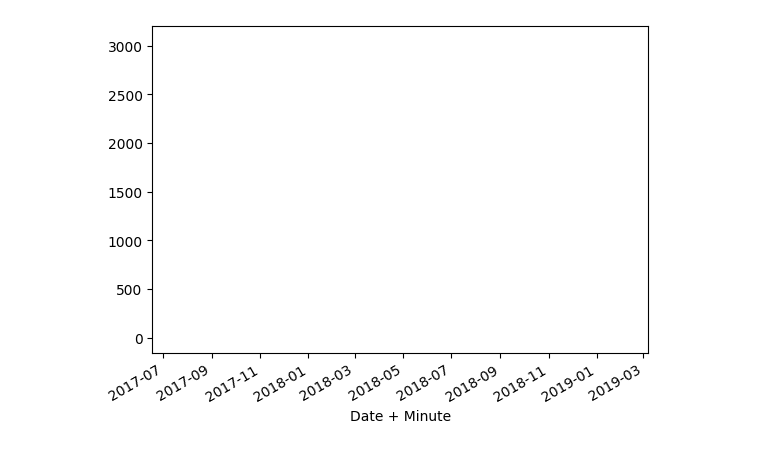
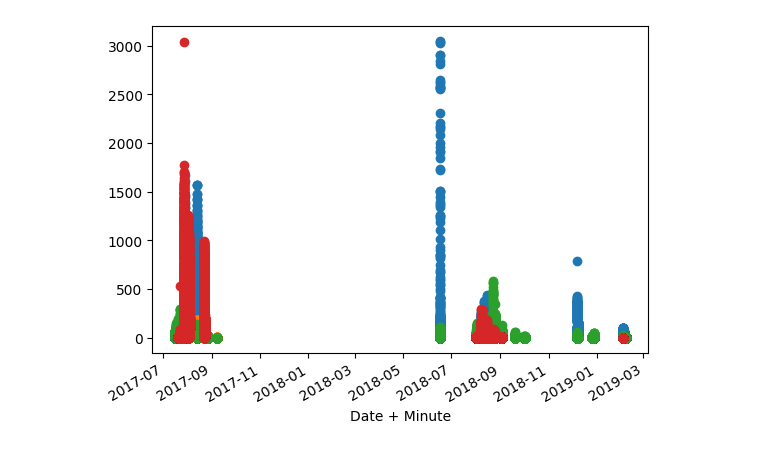
Before and after one commit to HAS-Tools-Fall25/homework_template_ngupta2, a Jupyter notebook: homework_submissions/test_csv_run.ipynb, the cells around one changed output. Saved outputs shown, nothing was run; the diff lists cells and outputs as text; code cells hidden in the pictures.

```diff
--- a/homework_submissions/test_csv_run.ipynb
+++ b/homework_submissions/test_csv_run.ipynb
@@ -28,9 +16,11 @@ df
+# %%
+site_list = df.index.unique()
 # %%
 for site in site_list:
     sub = df.loc[site]
     sub.index = sub['Date + Minute']
-    sub['Volume (m3)'].plot(linestyle='', marker = '', label = site)
+    sub['Volume (m3)'].plot(linestyle='', marker = 'o', label = site)
 # %% [output]
-[figure, old version]
+[figure, new version]
 # %%
 !
```
Also changed, not shown: parts of 2 cells of this notebook, 1 other file.
